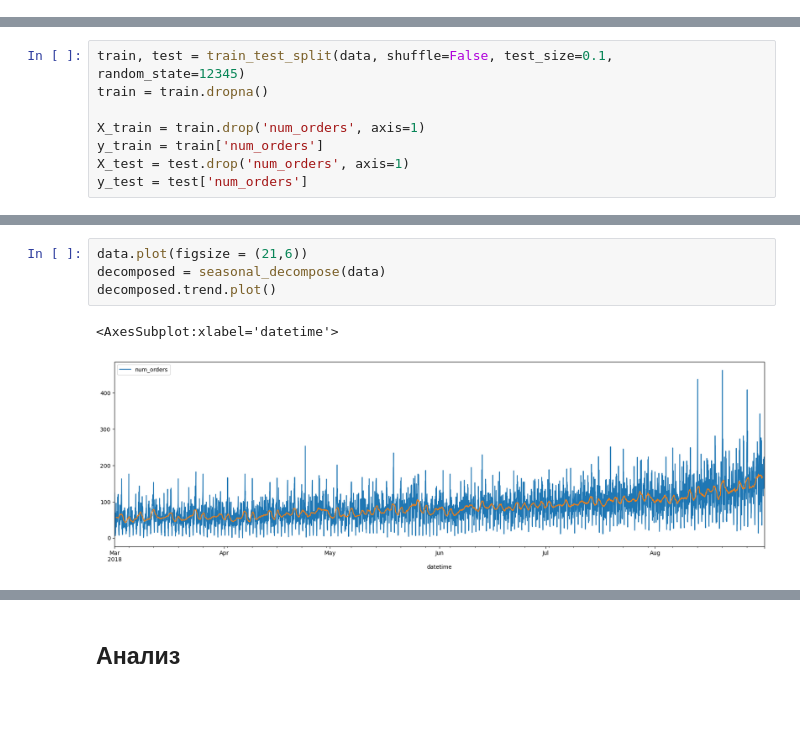
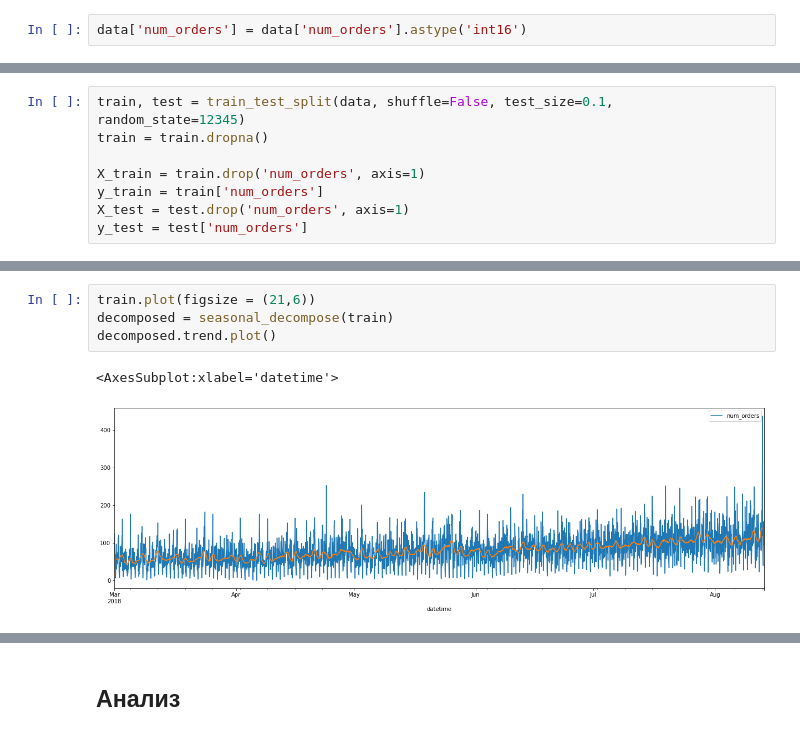
Before and after one commit to karimovdo/time, a Jupyter notebook: taxi.ipynb, the cells around one changed output, grey strips where cells are left out. Cells and saved outputs as stored; diff of their text form; blank space fills up the shorter version.

```diff
--- a/taxi.ipynb
+++ b/taxi.ipynb
@@ -67,3 +67,5 @@ Data columns (total 1 columns):
  0   num_orders  26496 non-null  int64
 dtypes: int64(1)
 memory usage: 414.0 KB
+# %%
+data['num_orders'] = data['num_orders'].astype('int16')
@@ -80,7 +104,7 @@ y_test = test['num_orders']
 # %%
-data.plot(figsize = (21,6))
-decomposed = seasonal_decompose(data)
+train.plot(figsize = (21,6))
+decomposed = seasonal_decompose(train)
 decomposed.trend.plot()
 # %% [output]
 <AxesSubplot:xlabel='datetime'>
-[figure, old version]
+[figure, new version]
```
Also changed, not shown: parts of 19 cells of this notebook.
